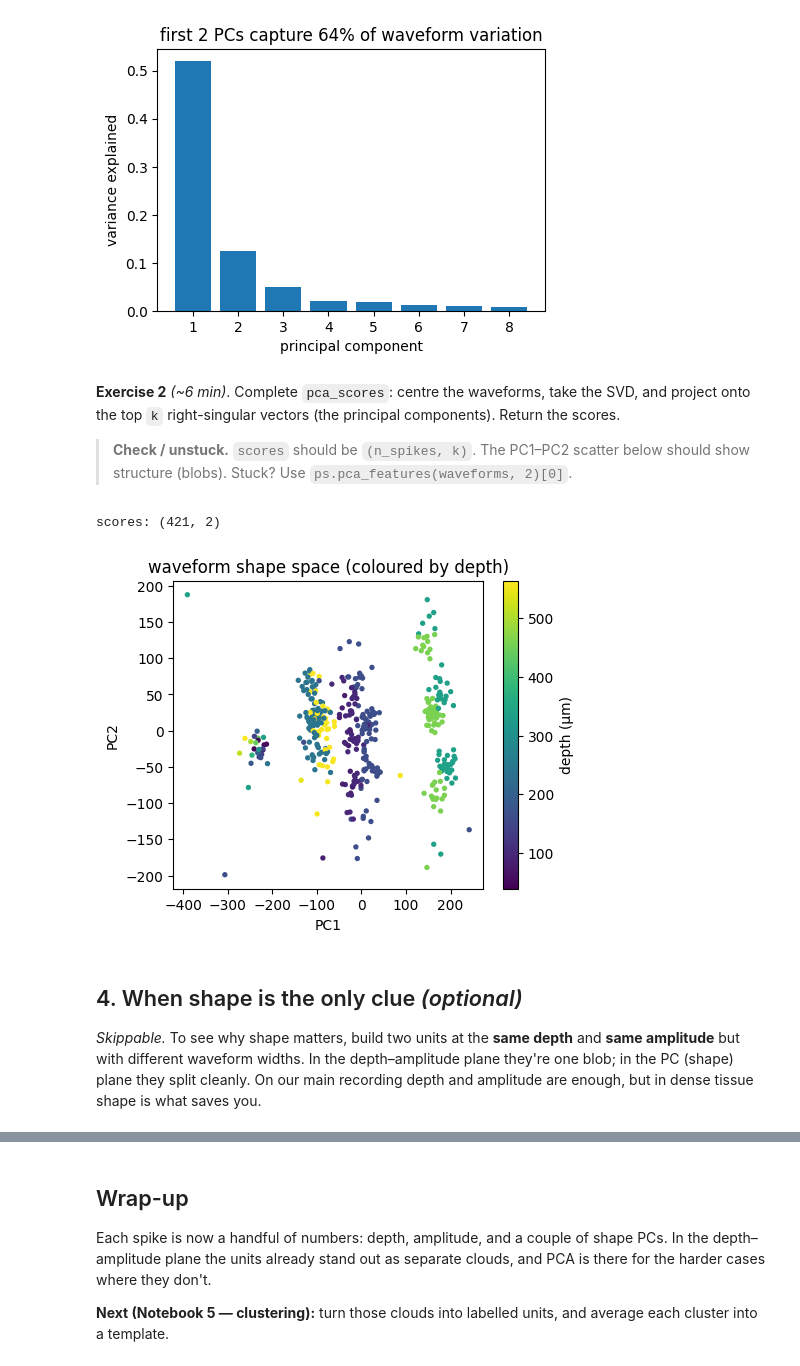
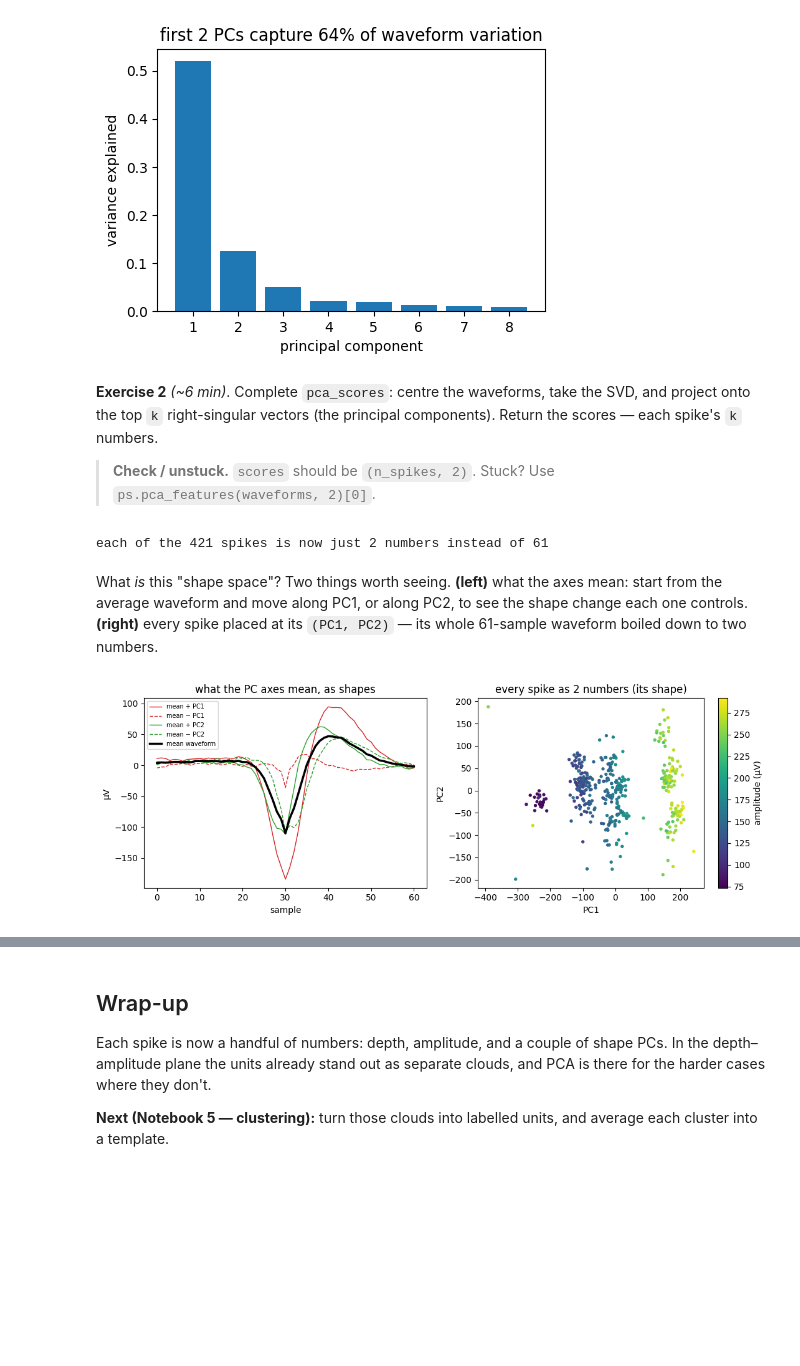
Before and after one commit to stootoon/swc-en-2026, a Jupyter notebook: ephys-pop/notebooks/04_features_solutions.ipynb, the cells around one changed output, grey strips where cells are left out. Saved outputs shown, nothing was run; the diff lists cells and outputs as text; code cells hidden in the pictures; blank space fills up the shorter version.

```diff
--- a/ephys-pop/notebooks/04_features_solutions.ipynb
+++ b/ephys-pop/notebooks/04_features_solutions.ipynb
@@ -154,11 +154,11 @@ plt.title(f"first 2 PCs capture {ev[:2].sum():.0%} of waveform variation"); plt.
 [figure]
 # %% [markdown]
 **Exercise 2** *(~6 min)*. Complete `pca_scores`: centre the waveforms, take the SVD, and
-project onto the top `k` right-singular vectors (the principal components). Return
-the scores.
+project onto the top `k` right-singular vectors (the principal components). Return the
+scores — each spike's `k` numbers.
 
-> **Check / unstuck.** `scores` should be `(n_spikes, k)`. The PC1–PC2 scatter below
-> should show structure (blobs). Stuck? Use `ps.pca_features(waveforms, 2)[0]`.
+> **Check / unstuck.** `scores` should be `(n_spikes, 2)`. Stuck? Use
+> `ps.pca_features(waveforms, 2)[0]`.
 # %%
 def pca_scores(waveforms, k=2):
     X = waveforms - waveforms.mean(axis=0)
@@ -166,18 +166,32 @@ def pca_scores(waveforms, k=2):
     return X @ Vt[:k].T
 
 scores = pca_scores(waveforms, 2)
-print("scores:", scores.shape)
-plt.figure(figsize=(5, 4))
-plt.scatter(scores[:, 0], scores[:, 1], s=8, c=depth, cmap="viridis")
-plt.colorbar(label="depth (µm)"); plt.xlabel("PC1"); plt.ylabel("PC2")
-plt.title("waveform shape space (coloured by depth)"); plt.show()
+print("each of the", len(scores), "spikes is now just", scores.shape[1], "numbers instead of",
+      waveforms.shape[1])
 # %% [output]
-scores: (421, 2)
+each of the 421 spikes is now just 2 numbers instead of 61
-[figure, removed]
-# %% [markdown]
-## 4. When shape is the only clue *(optional)*
-
-*Skippable.* To see why shape matters, build two units at the **same depth** and
-**same amplitude** but with different waveform widths. In the depth–amplitude plane
-they're one blob; in the PC (shape) plane they split cleanly. On our main recording
-depth and amplitude are enough, but in dense tissue shape is what saves you.
+# %% [markdown]
+What *is* this "shape space"? Two things worth seeing. **(left)** what the axes mean:
+start from the average waveform and move along PC1, or along PC2, to see the shape
+change each one controls. **(right)** every spike placed at its `(PC1, PC2)` — its
+whole 61-sample waveform boiled down to two numbers.
+# %%
+scores2, components, mean_wave = ps.pca_features(waveforms, 2)   # components = the shape modes
+tt = np.arange(waveforms.shape[1])
+
+fig, ax = plt.subplots(1, 2, figsize=(11, 4))
+# (left) what each PC means, as a shape: the mean waveform, nudged +/- along each PC
+for k, col in [(0, "tab:red"), (1, "tab:green")]:
+    step = 2 * scores2[:, k].std()
+    ax[0].plot(tt, mean_wave + step * components[k], color=col, lw=1, label=f"mean + PC{k+1}")
+    ax[0].plot(tt, mean_wave - step * components[k], color=col, lw=1, ls="--", label=f"mean − PC{k+1}")
+ax[0].plot(tt, mean_wave, "k", lw=2.5, label="mean waveform")
+ax[0].set_title("what the PC axes mean, as shapes"); ax[0].set_xlabel("sample")
+ax[0].set_ylabel("µV"); ax[0].legend(fontsize=7)
+# (right) every spike as a point in shape space
+sc = ax[1].scatter(scores[:, 0], scores[:, 1], s=8, c=amplitude, cmap="viridis")
+plt.colorbar(sc, ax=ax[1], label="amplitude (µV)")
+ax[1].set_title("every spike as 2 numbers (its shape)"); ax[1].set_xlabel("PC1"); ax[1].set_ylabel("PC2")
+plt.tight_layout(); plt.show()
+# %% [output]
+[figure, added]
```
Also changed, not shown: parts of 2 cells of this notebook, 2 other files.
